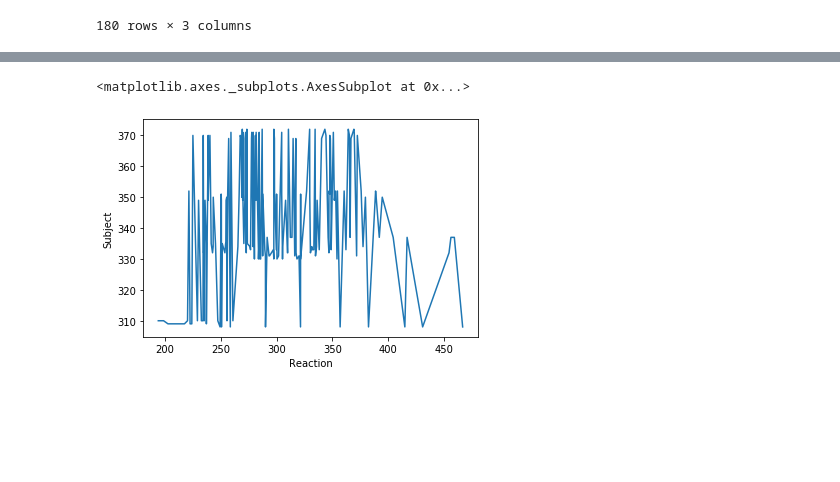
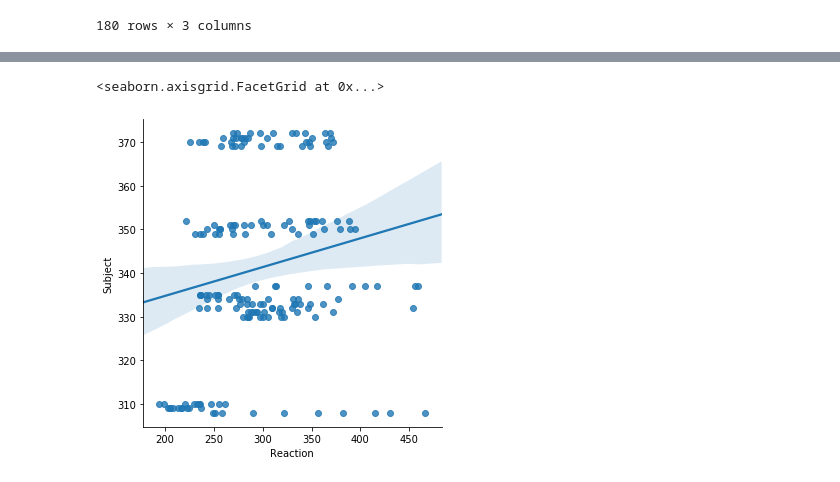
Before and after one commit to jivemachine/python-exercises, a Jupyter notebook: 4.8.5_seaborn_exercises.py.ipynb, the cells around one changed output, grey strips where cells are left out. Saved outputs shown, nothing was run; the diff lists cells and outputs as text; code cells hidden in the pictures; blank space fills up the shorter version.

```diff
--- a/4.8.5_seaborn_exercises.py.ipynb
+++ b/4.8.5_seaborn_exercises.py.ipynb
@@ -393,5 +412,8 @@ memory usage: 5.6 KB
 # %%
-sns.lineplot(data=sleep_study, x='Reaction', y="Subject")
+len(list(sleep_study["Subject"].unique()))
+
+
+sns.lmplot(data=sleep_study, x="Reaction", y="Subject")
 # %% [output]
-<matplotlib.axes._subplots.AxesSubplot at 0x...>
+<seaborn.axisgrid.FacetGrid at 0x...>
-[figure, old version]
+[figure, new version]
```
Also changed, not shown: parts of 6 cells of this notebook.
